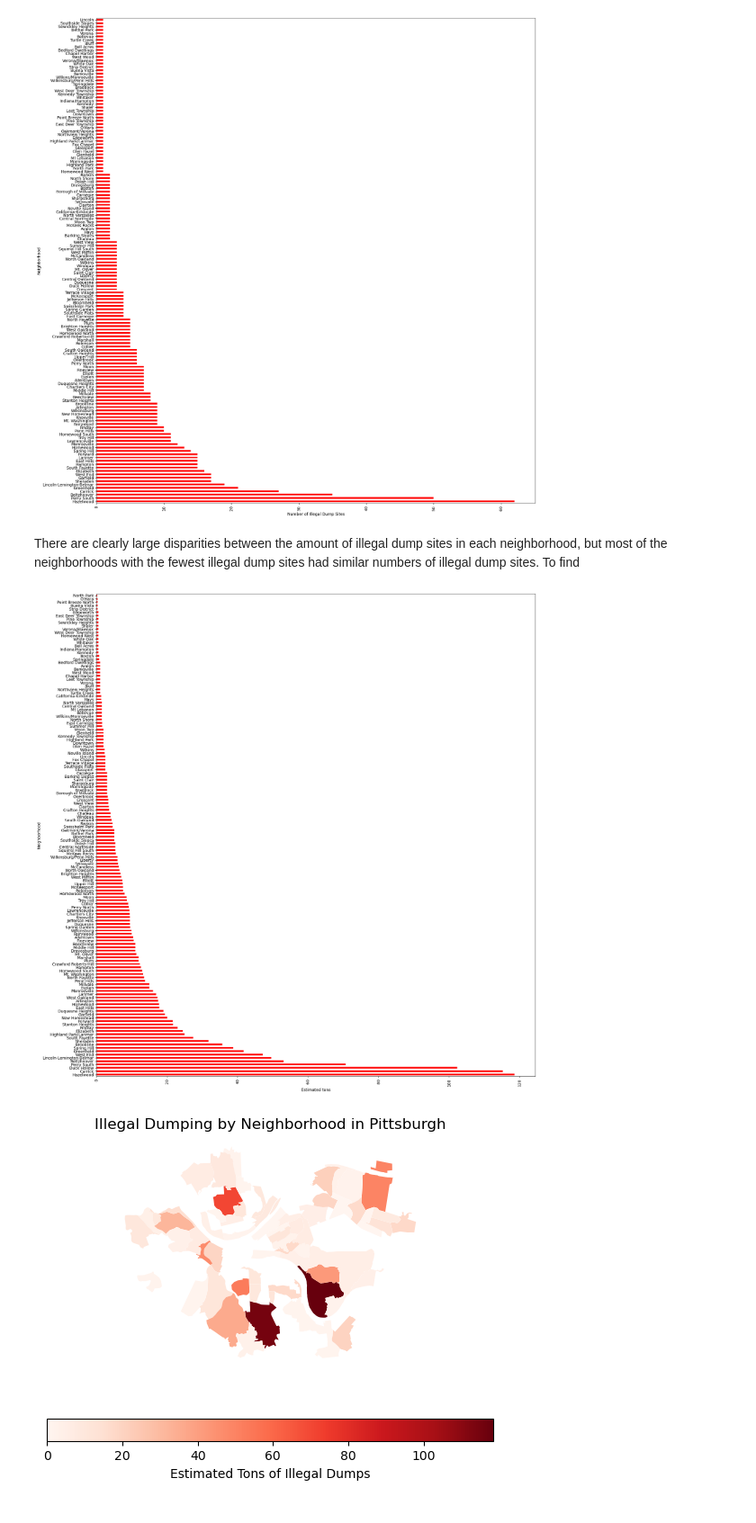
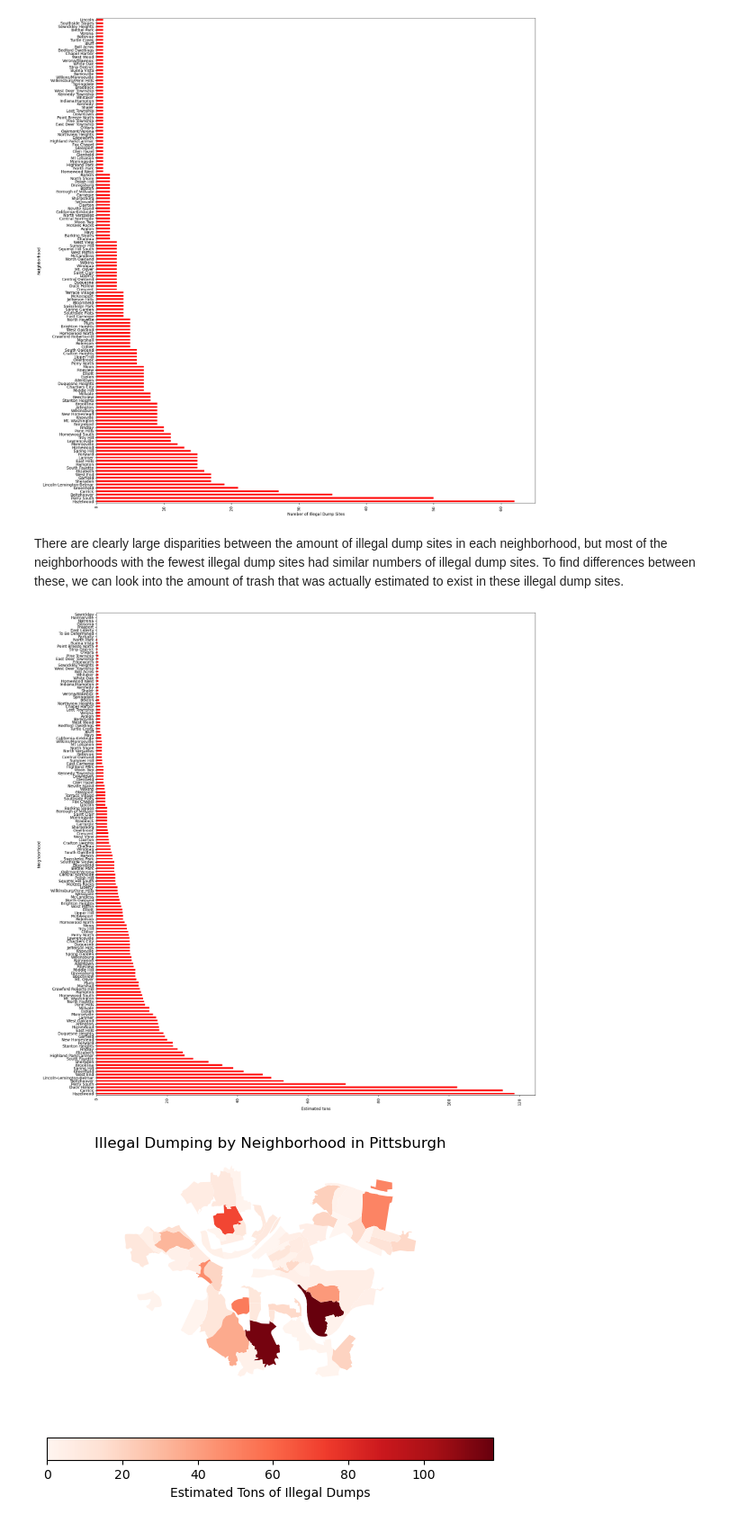
Before and after one commit to richardnewcomb/BigIdeasFinal, a Jupyter notebook: rrn23_notebook.ipynb, the cells around one changed output. Shown at 90% size. Saved outputs shown, nothing was run; the diff lists cells and outputs as text; code cells hidden in the pictures.

```diff
--- a/rrn23_notebook.ipynb
+++ b/rrn23_notebook.ipynb
@@ -34,16 +35,16 @@ plt.show()
 # %% [output]
 [figure]
 # %% [markdown]
-There are clearly large disparities between the amount of illegal dump sites in each neighborhood, but most of the neighborhoods with the fewest illegal dump sites had similar numbers of illegal dump sites. To find
+There are clearly large disparities between the amount of illegal dump sites in each neighborhood, but most of the neighborhoods with the fewest illegal dump sites had similar numbers of illegal dump sites. To find differences between these, we can look into the amount of trash that was actually estimated to exist in these illegal dump sites.
 # %%
-weights = illegal_dumps.groupby('Neighborhood')['estimated_tons'].sum()
+weights = dumps.groupby('Neighborhood')['estimated_tons'].sum()
 weights = weights.sort_values(ascending=False)
 plt.figure(figsize=(18,18))
 weights.plot(kind='barh', color='red')
 plt.xlabel('Estimated tons')
 plt.ylabel('Neighborhood')
 plt.xticks(rotation=90)
 plt.tight_layout()
 plt.show()
 # %% [output]
-[figure, old version]
+[figure, new version]
```
Also changed, not shown: parts of 4 cells of this notebook, 3 other files.
